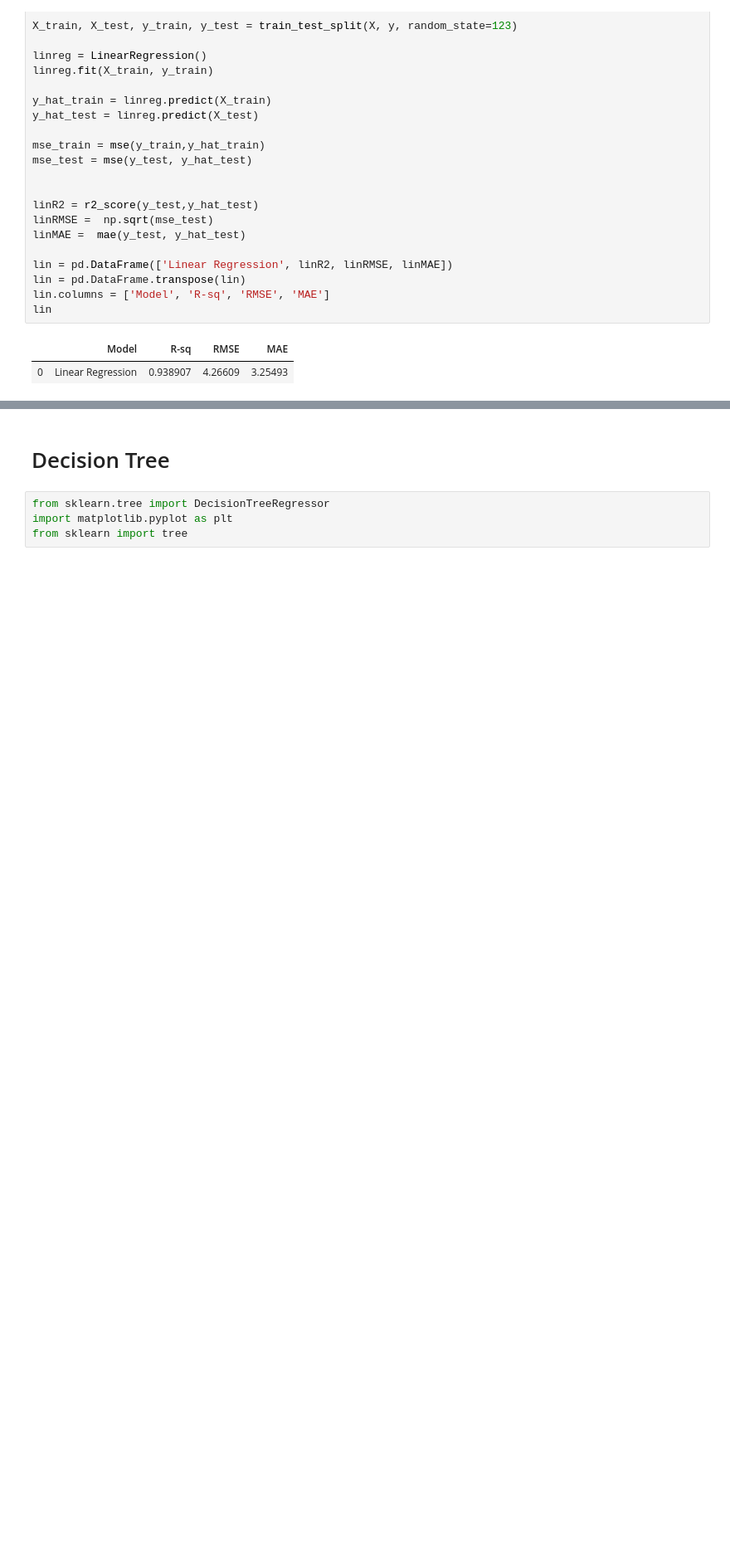
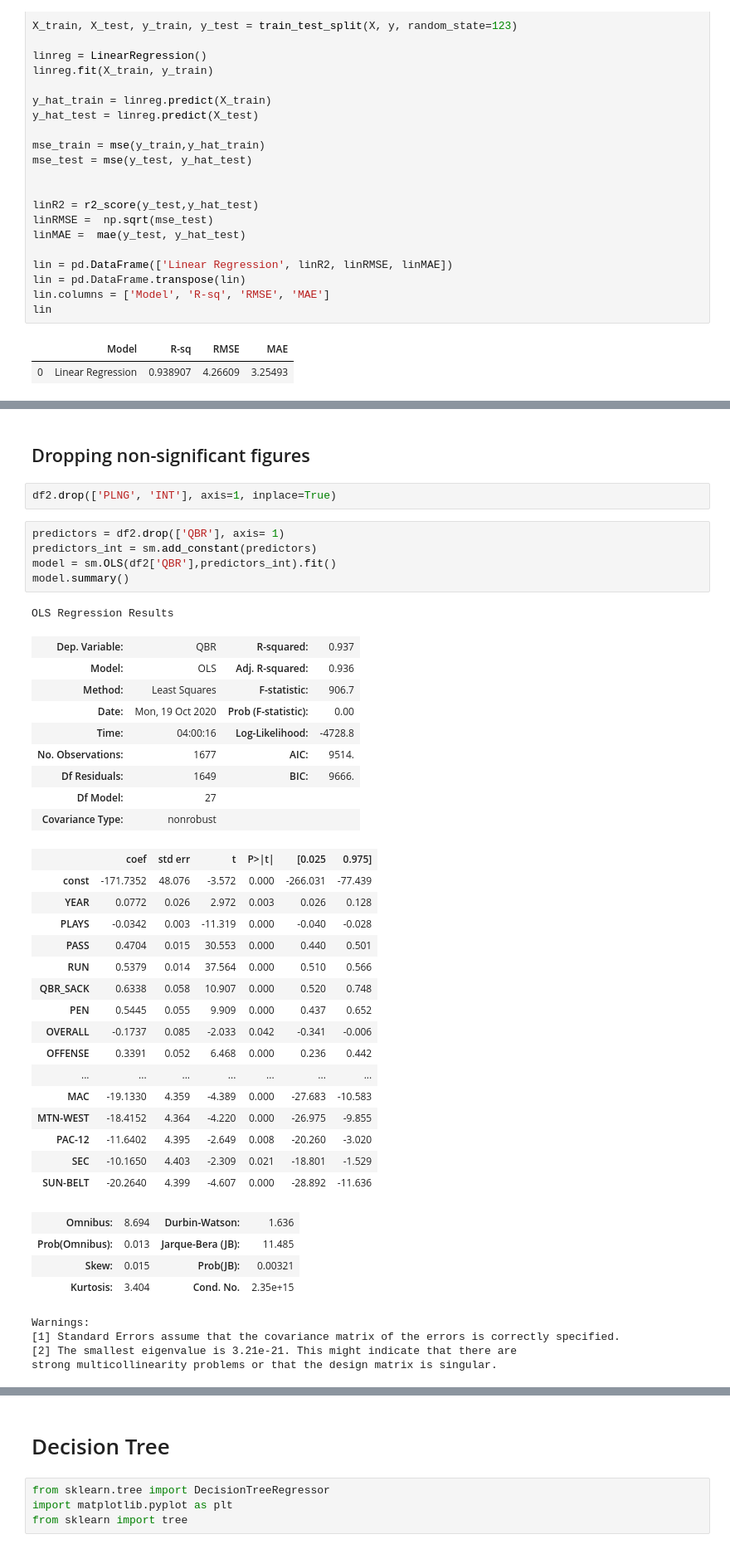
Before and after one commit to bt02/NCAA-Quaterback-Analysis, a Jupyter notebook: model.ipynb, the cells around one changed output, grey strips where cells are left out. Shown: that part at 83% size. Saved outputs shown, nothing was run; the diff lists cells and outputs as text; blank space fills up the shorter version.

```diff
--- a/model.ipynb
+++ b/model.ipynb
@@ -106,0 +157,44 @@ lin
+# %% [markdown]
+## Dropping non-significant figures
+# %%
+df2.drop(['PLNG', 'INT'], axis=1, inplace=True)
+# %%
+predictors = df2.drop(['QBR'], axis= 1)
+predictors_int = sm.add_constant(predictors)
+model = sm.OLS(df2['QBR'],predictors_int).fit()
+model.summary()
+# %% [output]
+OLS Regression Results
+| Dep. Variable: | QBR | R-squared: | 0.937 |
+| Model: | OLS | Adj. R-squared: | 0.936 |
+| Method: | Least Squares | F-statistic: | 906.7 |
+| Date: | Mon, 19 Oct 2020 | Prob (F-statistic): | 0.00 |
+| Time: | 04:00:16 | Log-Likelihood: | -4728.8 |
+| No. Observations: | 1677 | AIC: | 9514. |
+| Df Residuals: | 1649 | BIC: | 9666. |
+| Df Model: | 27 |  |  |
+| Covariance Type: | nonrobust |  |  |
+|  | coef | std err | t | P>|t| | [0.025 | 0.975] |
+| const | -171.7352 | 48.076 | -3.572 | 0.000 | -266.031 | -77.439 |
+| YEAR | 0.0772 | 0.026 | 2.972 | 0.003 | 0.026 | 0.128 |
+| PLAYS | -0.0342 | 0.003 | -11.319 | 0.000 | -0.040 | -0.028 |
+| PASS | 0.4704 | 0.015 | 30.553 | 0.000 | 0.440 | 0.501 |
+| RUN | 0.5379 | 0.014 | 37.564 | 0.000 | 0.510 | 0.566 |
+| QBR_SACK | 0.6338 | 0.058 | 10.907 | 0.000 | 0.520 | 0.748 |
+| PEN | 0.5445 | 0.055 | 9.909 | 0.000 | 0.437 | 0.652 |
+| OVERALL | -0.1737 | 0.085 | -2.033 | 0.042 | -0.341 | -0.006 |
+| OFFENSE | 0.3391 | 0.052 | 6.468 | 0.000 | 0.236 | 0.442 |
+| ... | ... | ... | ... | ... | ... | ... |
+| MAC | -19.1330 | 4.359 | -4.389 | 0.000 | -27.683 | -10.583 |
+| MTN-WEST | -18.4152 | 4.364 | -4.220 | 0.000 | -26.975 | -9.855 |
+| PAC-12 | -11.6402 | 4.395 | -2.649 | 0.008 | -20.260 | -3.020 |
+| SEC | -10.1650 | 4.403 | -2.309 | 0.021 | -18.801 | -1.529 |
+| SUN-BELT | -20.2640 | 4.399 | -4.607 | 0.000 | -28.892 | -11.636 |
+| Omnibus: | 8.694 | Durbin-Watson: | 1.636 |
+| Prob(Omnibus): | 0.013 | Jarque-Bera (JB): | 11.485 |
+| Skew: | 0.015 | Prob(JB): | 0.00321 |
+| Kurtosis: | 3.404 | Cond. No. | 2.35e+15 |
+Warnings:
+[1] Standard Errors assume that the covariance matrix of the errors is correctly specified.
+[2] The smallest eigenvalue is 3.21e-21. This might indicate that there are
+strong multicollinearity problems or that the design matrix is singular.
```
Also changed, not shown: parts of 8 cells of this notebook.
